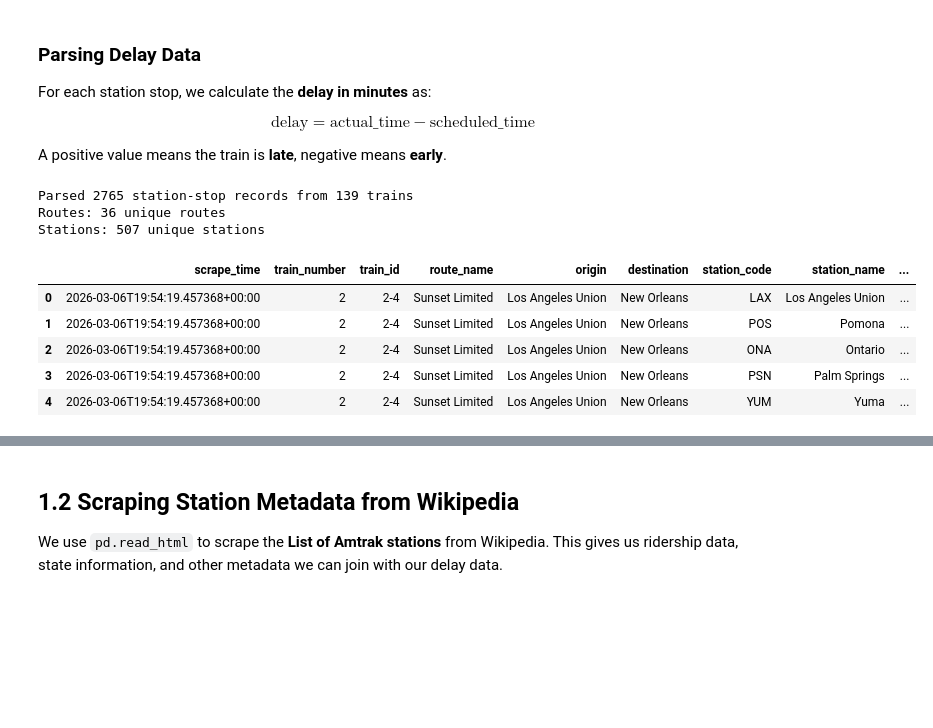
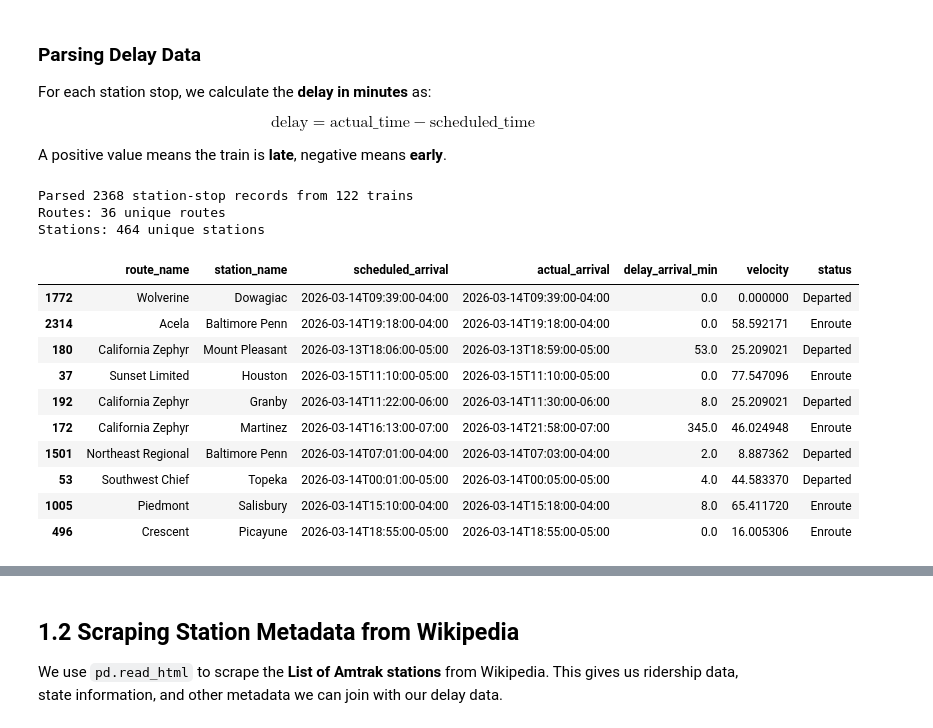
Before and after one commit to pavan-nuthi/Amtrak-delay-analyzer, a Jupyter notebook: amtrak_delay_analysis.ipynb, the cells around one changed output, grey strips where cells are left out. Saved outputs shown, nothing was run; the diff lists cells and outputs as text; code cells hidden in the pictures; blank space fills up the shorter version.

```diff
--- a/amtrak_delay_analysis.ipynb
+++ b/amtrak_delay_analysis.ipynb
@@ -200,42 +200,52 @@ def parse_all_trains(api_data):
                     "station_name": station.get("name", ""),
                     "station_tz": station.get("tz", ""),
                     "scheduled_arrival": sch_arr,
                     "actual_arrival": act_arr,
                     "scheduled_departure": sch_dep,
                     "actual_departure": act_dep,
                     "delay_arrival_min": parse_delay_minutes(sch_arr, act_arr),
                     "delay_departure_min": parse_delay_minutes(sch_dep, act_dep),
                     "status": station.get("status", ""),
                     "train_lat": lat,
                     "train_lon": lon,
                     "velocity": velocity,
                     "train_state": state,
                 })
 
     return pd.DataFrame(records)
 
 
 # parse the API data
 df_trains = parse_all_trains(data)
 
 # remove VIA Rail Canada routes (API returns both Amtrak and VIA Rail)
 via_rail_routes = ['Hudson Bay', 'Canadian', 'Ocean', 'Saguenay', 'Lake Superior',
                    'Abitibi', 'Skeena', 'London-Toronto', 'Corridor', 'Windsor-Quebec City']
 df_trains = df_trains[~df_trains['route_name'].isin(via_rail_routes)]
 print(f"Parsed {len(df_trains)} station-stop records from {df_trains['train_id'].nunique()} trains")
 print(f"Routes: {df_trains['route_name'].nunique()} unique routes")
 print(f"Stations: {df_trains['station_code'].nunique()} unique stations")
-df_trains.head()
+important_cols = [
+    'route_name', 'station_name', 'scheduled_arrival',
+    'actual_arrival', 'delay_arrival_min', 'velocity', 'status'
+]
+# Get 10 unique, clean rows specifically formatted for a presentation screenshot
+df_trains[important_cols].sample(10)
 # %% [output]
-Parsed 2765 station-stop records from 139 trains
+Parsed 2368 station-stop records from 122 trains
 Routes: 36 unique routes
-Stations: 507 unique stations
+Stations: 464 unique stations
-|  | scrape_time | train_number | train_id | route_name | origin | destination | station_code | station_name | ... |
-| 0 | 2026-03-06T19:54:19.457368+00:00 | 2 | 2-4 | Sunset Limited | Los Angeles Union | New Orleans | LAX | Los Angeles Union | ... |
-| 1 | 2026-03-06T19:54:19.457368+00:00 | 2 | 2-4 | Sunset Limited | Los Angeles Union | New Orleans | POS | Pomona | ... |
-| 2 | 2026-03-06T19:54:19.457368+00:00 | 2 | 2-4 | Sunset Limited | Los Angeles Union | New Orleans | ONA | Ontario | ... |
-| 3 | 2026-03-06T19:54:19.457368+00:00 | 2 | 2-4 | Sunset Limited | Los Angeles Union | New Orleans | PSN | Palm Springs | ... |
-| 4 | 2026-03-06T19:54:19.457368+00:00 | 2 | 2-4 | Sunset Limited | Los Angeles Union | New Orleans | YUM | Yuma | ... |
+|  | route_name | station_name | scheduled_arrival | actual_arrival | delay_arrival_min | velocity | status |
+| 1772 | Wolverine | Dowagiac | 2026-03-14T09:39:00-04:00 | 2026-03-14T09:39:00-04:00 | 0.0 | 0.000000 | Departed |
+| 2314 | Acela | Baltimore Penn | 2026-03-14T19:18:00-04:00 | 2026-03-14T19:18:00-04:00 | 0.0 | 58.592171 | Enroute |
+| 180 | California Zephyr | Mount Pleasant | 2026-03-13T18:06:00-05:00 | 2026-03-13T18:59:00-05:00 | 53.0 | 25.209021 | Departed |
+| 37 | Sunset Limited | Houston | 2026-03-15T11:10:00-05:00 | 2026-03-15T11:10:00-05:00 | 0.0 | 77.547096 | Enroute |
+| 192 | California Zephyr | Granby | 2026-03-14T11:22:00-06:00 | 2026-03-14T11:30:00-06:00 | 8.0 | 25.209021 | Departed |
+| 172 | California Zephyr | Martinez | 2026-03-14T16:13:00-07:00 | 2026-03-14T21:58:00-07:00 | 345.0 | 46.024948 | Enroute |
+| 1501 | Northeast Regional | Baltimore Penn | 2026-03-14T07:01:00-04:00 | 2026-03-14T07:03:00-04:00 | 2.0 | 8.887362 | Departed |
+| 53 | Southwest Chief | Topeka | 2026-03-14T00:01:00-05:00 | 2026-03-14T00:05:00-05:00 | 4.0 | 44.583370 | Departed |
+| 1005 | Piedmont | Salisbury | 2026-03-14T15:10:00-04:00 | 2026-03-14T15:18:00-04:00 | 8.0 | 65.411720 | Enroute |
+| 496 | Crescent | Picayune | 2026-03-14T18:55:00-05:00 | 2026-03-14T18:55:00-05:00 | 0.0 | 16.005306 | Enroute |
 # %%
 # quick summary: which trains are currently delayed?
 departed = df_trains[df_trains['status'] == 'Departed'].copy()
```
Also changed, not shown: parts of 28 cells of this notebook, 15 other files.
